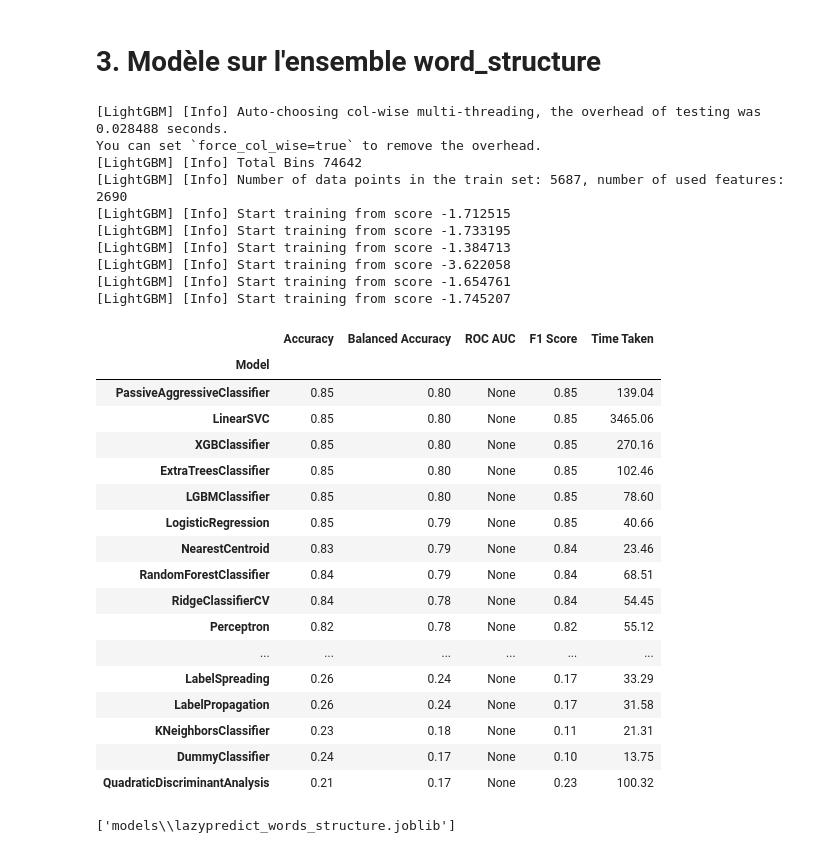
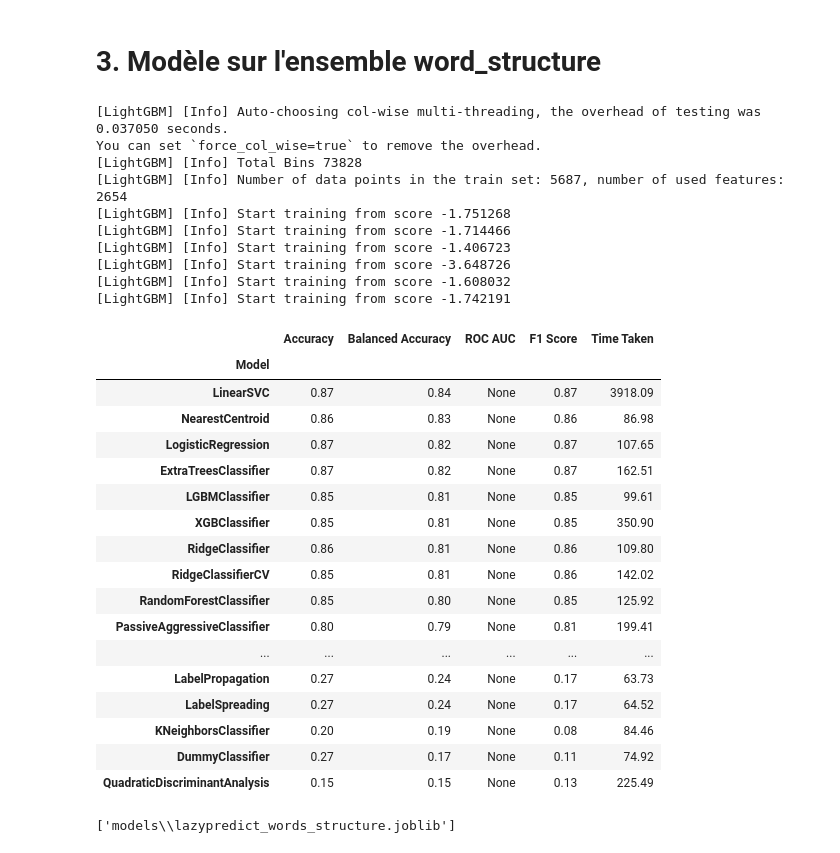
Before and after one commit to HSrbyte/doc-classifier, a Jupyter notebook: notebooks/08-fernandez-choice-models-text.ipynb, the cells around one changed output. Saved outputs shown, nothing was run; the diff lists cells and outputs as text; code cells hidden in the pictures.

Commit message:
seed setting

```diff
--- a/notebooks/08-fernandez-choice-models-text.ipynb
+++ b/notebooks/08-fernandez-choice-models-text.ipynb
@@ -18,5 +26,6 @@ from joblib import dump, load
 # %%
-df = pd.read_csv('data\processed\words_structure.csv')
+df = pd.read_csv('data/processed/words_structure.csv')
+seed = 42
 # %%
 df['words'] = df['words'].fillna('')
 
@@ -161,41 +176,50 @@ X_train_word_structure = pd.concat(
     (pd.DataFrame(X_train_tfidf), pd.DataFrame(X_train_scaled)), axis=1).to_numpy()
 X_test_word_structure = pd.concat(
     (pd.DataFrame(X_test_tfidf), pd.DataFrame(X_test_scaled)), axis=1).to_numpy()
+# %%
+from lazypredict.Supervised import CLASSIFIERS
+
+# Take too long to train and don't get great results.
+remove = ["CalibratedClassifierCV", "SVC"]
+selected_models = []
+for model_name, model in CLASSIFIERS:
+    if model_name not in remove:
+        selected_models.append(model)
 # %%
-# Approximately 7h00
+# Approximately 2h00
 
 clf_word_structure = LazyClassifier(
-    verbose=0, ignore_warnings=True, custom_metric=None)
+    verbose=0, ignore_warnings=True, custom_metric=None, random_state=seed, classifiers=selected_models)
 models, predictions = clf_word_structure.fit(
     X_train_word_structure, X_test_word_structure, y_train_encoded, y_test_encoded)
 display(models)
 # %% [output]
-[LightGBM] [Info] Auto-choosing col-wise multi-threading, the overhead of testing was 0.028488 seconds.
+[LightGBM] [Info] Auto-choosing col-wise multi-threading, the overhead of testing was 0.037050 seconds.
 You can set `force_col_wise=true` to remove the overhead.
-[LightGBM] [Info] Total Bins 74642
-[LightGBM] [Info] Number of data points in the train set: 5687, number of used features: 2690
-[LightGBM] [Info] Start training from score -1.712515
-[LightGBM] [Info] Start training from score -1.733195
-[LightGBM] [Info] Start training from score -1.384713
-[LightGBM] [Info] Start training from score -3.622058
-[LightGBM] [Info] Start training from score -1.654761
-[LightGBM] [Info] Start training from score -1.745207
+[LightGBM] [Info] Total Bins 73828
+[LightGBM] [Info] Number of data points in the train set: 5687, number of used features: 2654
+[LightGBM] [Info] Start training from score -1.751268
+[LightGBM] [Info] Start training from score -1.714466
+[LightGBM] [Info] Start training from score -1.406723
+[LightGBM] [Info] Start training from score -3.648726
+[LightGBM] [Info] Start training from score -1.608032
+[LightGBM] [Info] Start training from score -1.742191
 |  | Accuracy | Balanced Accuracy | ROC AUC | F1 Score | Time Taken |
 | Model |  |  |  |  |  |
-| PassiveAggressiveClassifier | 0.85 | 0.80 | None | 0.85 | 139.04 |
-| LinearSVC | 0.85 | 0.80 | None | 0.85 | 3465.06 |
-| XGBClassifier | 0.85 | 0.80 | None | 0.85 | 270.16 |
-| ExtraTreesClassifier | 0.85 | 0.80 | None | 0.85 | 102.46 |
-| LGBMClassifier | 0.85 | 0.80 | None | 0.85 | 78.60 |
-| LogisticRegression | 0.85 | 0.79 | None | 0.85 | 40.66 |
-| NearestCentroid | 0.83 | 0.79 | None | 0.84 | 23.46 |
-| RandomForestClassifier | 0.84 | 0.79 | None | 0.84 | 68.51 |
-| RidgeClassifierCV | 0.84 | 0.78 | None | 0.84 | 54.45 |
-| Perceptron | 0.82 | 0.78 | None | 0.82 | 55.12 |
+| LinearSVC | 0.87 | 0.84 | None | 0.87 | 3918.09 |
+| NearestCentroid | 0.86 | 0.83 | None | 0.86 | 86.98 |
+| LogisticRegression | 0.87 | 0.82 | None | 0.87 | 107.65 |
+| ExtraTreesClassifier | 0.87 | 0.82 | None | 0.87 | 162.51 |
+| LGBMClassifier | 0.85 | 0.81 | None | 0.85 | 99.61 |
+| XGBClassifier | 0.85 | 0.81 | None | 0.85 | 350.90 |
+| RidgeClassifier | 0.86 | 0.81 | None | 0.86 | 109.80 |
+| RidgeClassifierCV | 0.85 | 0.81 | None | 0.86 | 142.02 |
+| RandomForestClassifier | 0.85 | 0.80 | None | 0.85 | 125.92 |
+| PassiveAggressiveClassifier | 0.80 | 0.79 | None | 0.81 | 199.41 |
 | ... | ... | ... | ... | ... | ... |
-| LabelSpreading | 0.26 | 0.24 | None | 0.17 | 33.29 |
-| LabelPropagation | 0.26 | 0.24 | None | 0.17 | 31.58 |
-| KNeighborsClassifier | 0.23 | 0.18 | None | 0.11 | 21.31 |
-| DummyClassifier | 0.24 | 0.17 | None | 0.10 | 13.75 |
-| QuadraticDiscriminantAnalysis | 0.21 | 0.17 | None | 0.23 | 100.32 |
+| LabelPropagation | 0.27 | 0.24 | None | 0.17 | 63.73 |
+| LabelSpreading | 0.27 | 0.24 | None | 0.17 | 64.52 |
+| KNeighborsClassifier | 0.20 | 0.19 | None | 0.08 | 84.46 |
+| DummyClassifier | 0.27 | 0.17 | None | 0.11 | 74.92 |
+| QuadraticDiscriminantAnalysis | 0.15 | 0.15 | None | 0.13 | 225.49 |
 # %%
```
Also changed, not shown: parts of 10 cells of this notebook, 1 other file.
